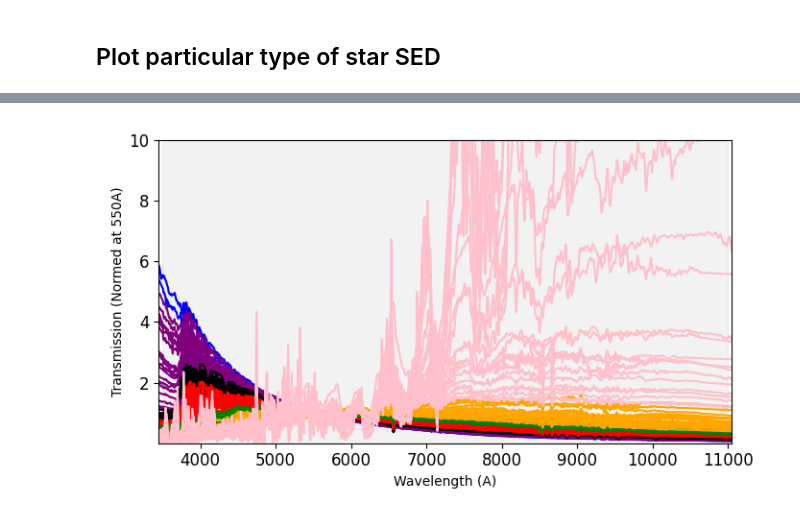
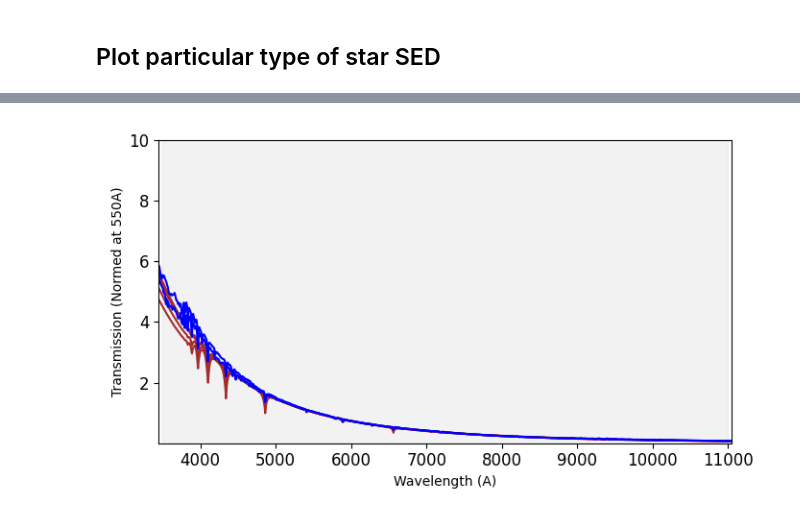
Before and after one commit to lephare-photoz/lephare, a Jupyter notebook: training_stats/notebooks/plot_SEDs.ipynb, the cells around one changed output, grey strips where cells are left out. Saved outputs shown, nothing was run; the diff lists cells and outputs as text; code cells hidden in the pictures.

```diff
--- a/training_stats/notebooks/plot_SEDs.ipynb
+++ b/training_stats/notebooks/plot_SEDs.ipynb
@@ -21,13 +21,13 @@ for i, SED in enumerate(os.listdir(SED_folder)):
         continue
     file = os.path.join(SED_folder, f'{SED}')
     df = np.loadtxt(file)
-    plt.loglog(df.T[0], df.T[1], label=f'{SED}')
+    plt.plot(df.T[0], df.T[1], label=f'{SED}')
 
 # plt.title("SEDs")
 plt.xlabel("Wavelength (A)")
 plt.axvspan(2500, 12000, color='gray', alpha=0.1, label='SDSS filter region')
-# plt.xlim(2500,12000)
-# plt.ylim(1e-3,12000)
+plt.xlim(2500,12000)
+plt.ylim(1e-3,10)
 plt.ylabel("Transmission (Normed at 800A)")
 # plt.legend()
 plt.show()
@@ -105,6 +105,7 @@ plt.show()
 # %% [markdown]
 ## Plot particular type of star SED
 # %%
+%matplotlib inline
 %matplotlib widget
 import os
 import matplotlib.pyplot as plt
@@ -123,13 +124,19 @@ SED_folder_F = os.path.join(base_dir, 'simulation_catalogs/DES/DES_STARCAT/WORK_
 SED_folder_G = os.path.join(base_dir, 'simulation_catalogs/DES/DES_STARCAT/WORK_COMPLETE2/lib_bin/G')
 SED_folder_K = os.path.join(base_dir, 'simulation_catalogs/DES/DES_STARCAT/WORK_COMPLETE2/lib_bin/K')
 SED_folder_M = os.path.join(base_dir, 'simulation_catalogs/DES/DES_STARCAT/WORK_COMPLETE2/lib_bin/M')
-
+SED_folder_WD = os.path.join(base_dir, 'simulation_catalogs/DES/DES_STARCAT/WORK_COMPLETE2/lib_bin/WD')
 
 SED_folder_WK = os.path.join(base_dir, 'simulation_catalogs/DES/DES_STARCAT/WORK_COMPLETE2/lib_bin/WK')
 SED_folder_RK = os.path.join(base_dir, 'simulation_catalogs/DES/DES_STARCAT/WORK_COMPLETE2/lib_bin/RK')
 
 plt.figure(figsize=(7, 4))
 
+print(len(os.listdir(SED_folder_WD)))
+for i, SED in enumerate(os.listdir(SED_folder_WD)):
+    if SED!='STAR_MOD.list':  # Adjust if your SED files use a different extension
+        file = os.path.join(SED_folder_WD, f'{SED}')
+        df = np.loadtxt(file)
+        plt.plot(df.T[0], df.T[1], label=f'{SED}', c='brown')
 
 print(len(os.listdir(SED_folder_O)))
 for i, SED in enumerate(os.listdir(SED_folder_O)):
@@ -138,47 +145,47 @@ for i, SED in enumerate(os.listdir(SED_folder_O)):
         df = np.loadtxt(file)
         plt.plot(df.T[0], df.T[1], label=f'{SED}', c='b')
 
-print(len(os.listdir(SED_folder_B)))
-for i, SED in enumerate(os.listdir(SED_folder_B)):
-    if SED!='STAR_MOD.list':  # Adjust if your SED files use a different extension
-        file = os.path.join(SED_folder_B, f'{SED}')
-        df = np.loadtxt(file)
-        plt.plot(df.T[0], df.T[1], label=f'{SED}', c='purple')
+# print(len(os.listdir(SED_folder_B)))
+# for i, SED in enumerate(os.listdir(SED_folder_B)):
+#     if SED!='STAR_MOD.list':  # Adjust if your SED files use a different extension
+#         file = os.path.join(SED_folder_B, f'{SED}')
+#         df = np.loadtxt(file)
+#         plt.plot(df.T[0], df.T[1], label=f'{SED}', c='purple')
 
-print(len(os.listdir(SED_folder_A)))
-for i, SED in enumerate(os.listdir(SED_folder_A)):
-    if SED!='STAR_MOD.list':  # Adjust if your SED files use a different extension
-        file = os.path.join(SED_folder_A, f'{SED}')
-        df = np.loadtxt(file)
-        plt.plot(df.T[0], df.T[1], label=f'{SED}', c='k')
+# print(len(os.listdir(SED_folder_A)))
+# for i, SED in enumerate(os.listdir(SED_folder_A)):
+#     if SED!='STAR_MOD.list':  # Adjust if your SED files use a different extension
+#         file = os.path.join(SED_folder_A, f'{SED}')
+#         df = np.loadtxt(file)
+#         plt.plot(df.T[0], df.T[1], label=f'{SED}', c='k')
 
-print(len(os.listdir(SED_folder_F)))
-for i, SED in enumerate(os.listdir(SED_folder_F)):
-    if SED!='STAR_MOD.list':  # Adjust if your SED files use a different extension
-        file = os.path.join(SED_folder_F, f'{SED}')
-        df = np.loadtxt(file)
-        plt.plot(df.T[0], df.T[1], label=f'{SED}', c='r')
+# print(len(os.listdir(SED_folder_F)))
+# for i, SED in enumerate(os.listdir(SED_folder_F)):
+#     if SED!='STAR_MOD.list':  # Adjust if your SED files use a different extension
+#         file = os.path.join(SED_folder_F, f'{SED}')
+#         df = np.loadtxt(file)
+#         plt.plot(df.T[0], df.T[1], label=f'{SED}', c='r')
 
-print(len(os.listdir(SED_folder_G)))
-for i, SED in enumerate(os.listdir(SED_folder_G)):
-    if SED!='STAR_MOD.list':  # Adjust if your SED files use a different extension
-        file = os.path.join(SED_folder_G, f'{SED}')
-        df = np.loadtxt(file)
-        plt.plot(df.T[0], df.T[1], label=f'{SED}', c='g')
+# print(len(os.listdir(SED_folder_G)))
+# for i, SED in enumerate(os.listdir(SED_folder_G)):
+#     if SED!='STAR_MOD.list':  # Adjust if your SED files use a different extension
+#         file = os.path.join(SED_folder_G, f'{SED}')
+#         df = np.loadtxt(file)
+#         plt.plot(df.T[0], df.T[1], label=f'{SED}', c='g')
 
-print(len(os.listdir(SED_folder_K)))
-for i, SED in enumerate(os.listdir(SED_folder_K)):
-    if SED!='STAR_MOD.list':  # Adjust if your SED files use a different extension
-        file = os.path.join(SED_folder_K, f'{SED}')
-        df = np.loadtxt(file)
-        plt.plot(df.T[0], df.T[1], label=f'{SED}', c='orange')
+# print(len(os.listdir(SED_folder_K)))
+# for i, SED in enumerate(os.listdir(SED_folder_K)):
+#     if SED!='STAR_MOD.list':  # Adjust if your SED files use a different extension
+#         file = os.path.join(SED_folder_K, f'{SED}')
+#         df = np.loadtxt(file)
+#         plt.plot(df.T[0], df.T[1], label=f'{SED}', c='orange')
 
-print(len(os.listdir(SED_folder_M)))
-for i, SED in enumerate(os.listdir(SED_folder_M)):
-    if SED!='STAR_MOD.list':  # Adjust if your SED files use a different extension
-        file = os.path.join(SED_folder_M, f'{SED}')
-        df = np.loadtxt(file)
-        plt.plot(df.T[0], df.T[1], label=f'{SED}', c='pink')
+# print(len(os.listdir(SED_folder_M)))
+# for i, SED in enumerate(os.listdir(SED_folder_M)):
+#     if SED!='STAR_MOD.list':  # Adjust if your SED files use a different extension
+#         file = os.path.join(SED_folder_M, f'{SED}')
+#         df = np.loadtxt(file)
+#         plt.plot(df.T[0], df.T[1], label=f'{SED}', c='pink')
 
 # print(len(os.listdir(SED_folder_WK)))
 # for i, SED in enumerate(os.listdir(SED_folder_WK)):
@@ -215,4 +217,4 @@ plt.show()
-[figure, old version]
+[figure, new version]
 # %%
 %matplotlib inline
 import os
```
Also changed, not shown: parts of 3 cells of this notebook, 25 other files.
